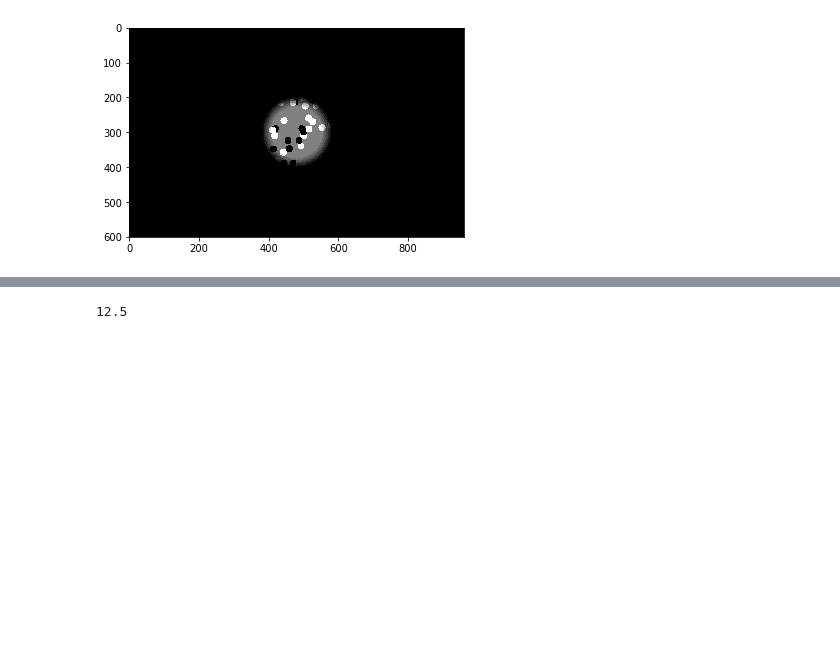
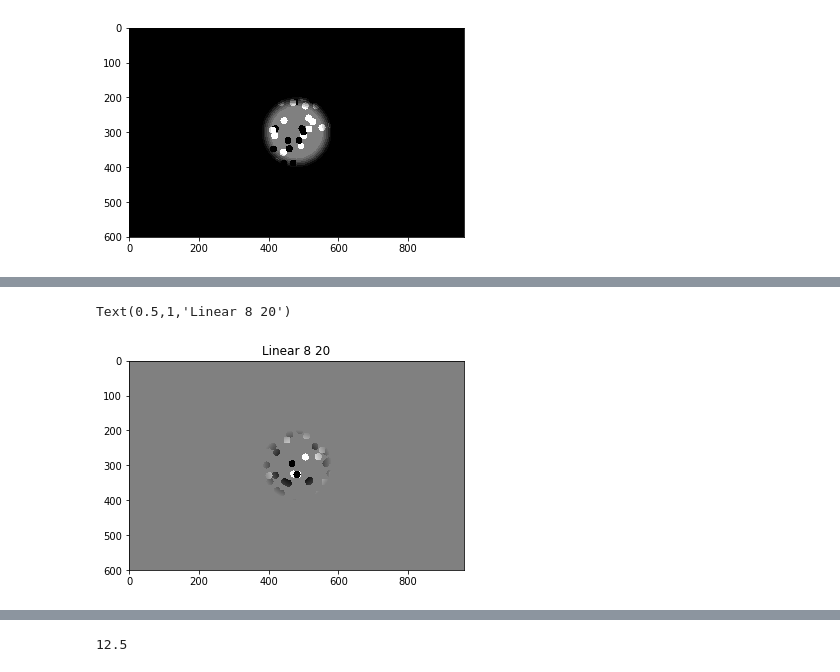
Before and after one commit to saskiad/openscope_motion, a Jupyter notebook: stimulus/dot_rotation.ipynb, the cells around one changed output, grey strips where cells are left out. Saved outputs shown, nothing was run; the diff lists cells and outputs as text; code cells hidden in the pictures; blank space fills up the shorter version.

```diff
--- a/stimulus/dot_rotation.ipynb
+++ b/stimulus/dot_rotation.ipynb
@@ -930,0 +1037,6 @@ test_window = apply_gaussian_window(test)
+# %%
+plt.imshow(test_linear_20[0,:,:], cmap='gray')
+plt.title("Linear 8 20")
+# %% [output]
+Text(0.5,1,'Linear 8 20')
+[figure, added]
```
Also changed, not shown: parts of 31 cells of this notebook, 5 other files.
